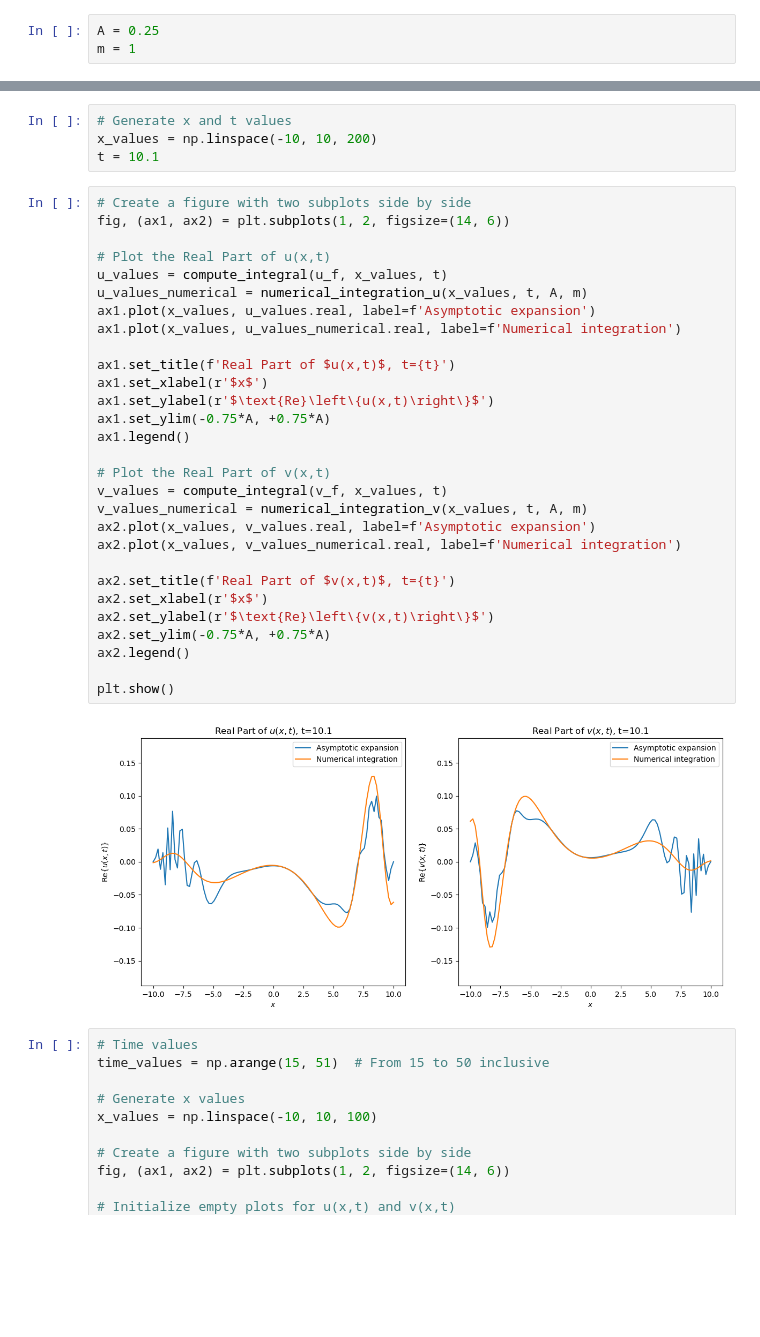
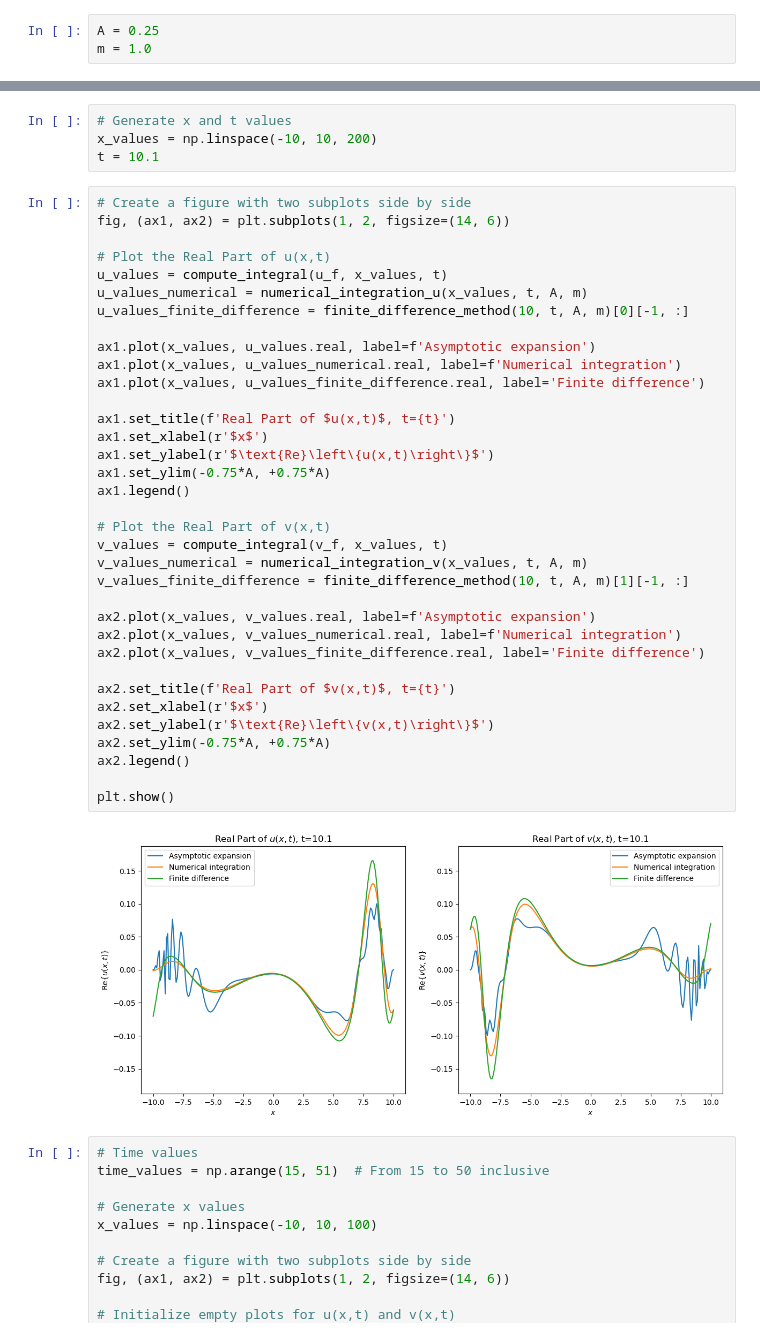
Before and after one commit to brenttsss/mathematical-physics, a Jupyter notebook: Task 2/asymptotic_expansion.ipynb, the cells around one changed output, grey strips where cells are left out. Drawn from its saved outputs; the diff is of its cells as text; blank space fills up the shorter version.

```diff
--- a/Task 2/asymptotic_expansion.ipynb
+++ b/Task 2/asymptotic_expansion.ipynb
@@ -6,7 +6,7 @@ from matplotlib.animation import FuncAnimation
 from IPython.display import Image, display
 # %%
 A = 0.25
-m = 1
+m = 1.0
 # %% [markdown]
 \begin{equation}
 \alpha = \sqrt{k^2+m^2}
@@ -277,34 +294,40 @@ t = 10.1
 # %%
 # Create a figure with two subplots side by side
 fig, (ax1, ax2) = plt.subplots(1, 2, figsize=(14, 6))
 
 # Plot the Real Part of u(x,t)
 u_values = compute_integral(u_f, x_values, t)
 u_values_numerical = numerical_integration_u(x_values, t, A, m)
+u_values_finite_difference = finite_difference_method(10, t, A, m)[0][-1, :]
+
 ax1.plot(x_values, u_values.real, label=f'Asymptotic expansion')
 ax1.plot(x_values, u_values_numerical.real, label=f'Numerical integration')
+ax1.plot(x_values, u_values_finite_difference.real, label='Finite difference')
 
 ax1.set_title(f'Real Part of $u(x,t)$, t={t}')
 ax1.set_xlabel(r'$x$')
 ax1.set_ylabel(r'$\text{Re}\left\{u(x,t)\right\}$')
 ax1.set_ylim(-0.75*A, +0.75*A)
 ax1.legend()
 
 # Plot the Real Part of v(x,t)
 v_values = compute_integral(v_f, x_values, t)
 v_values_numerical = numerical_integration_v(x_values, t, A, m)
+v_values_finite_difference = finite_difference_method(10, t, A, m)[1][-1, :]
+
 ax2.plot(x_values, v_values.real, label=f'Asymptotic expansion')
 ax2.plot(x_values, v_values_numerical.real, label=f'Numerical integration')
+ax2.plot(x_values, v_values_finite_difference.real, label='Finite difference')
 
 ax2.set_title(f'Real Part of $v(x,t)$, t={t}')
 ax2.set_xlabel(r'$x$')
 ax2.set_ylabel(r'$\text{Re}\left\{v(x,t)\right\}$')
 ax2.set_ylim(-0.75*A, +0.75*A)
 ax2.legend()
 
 plt.show()
 # %% [output]
-[figure, old version]
+[figure, new version]
 # %%
 # Time values
 time_values = np.arange(15, 51)  # From 15 to 50 inclusive
```
Also changed, not shown: parts of 6 cells of this notebook, 1 other file.
